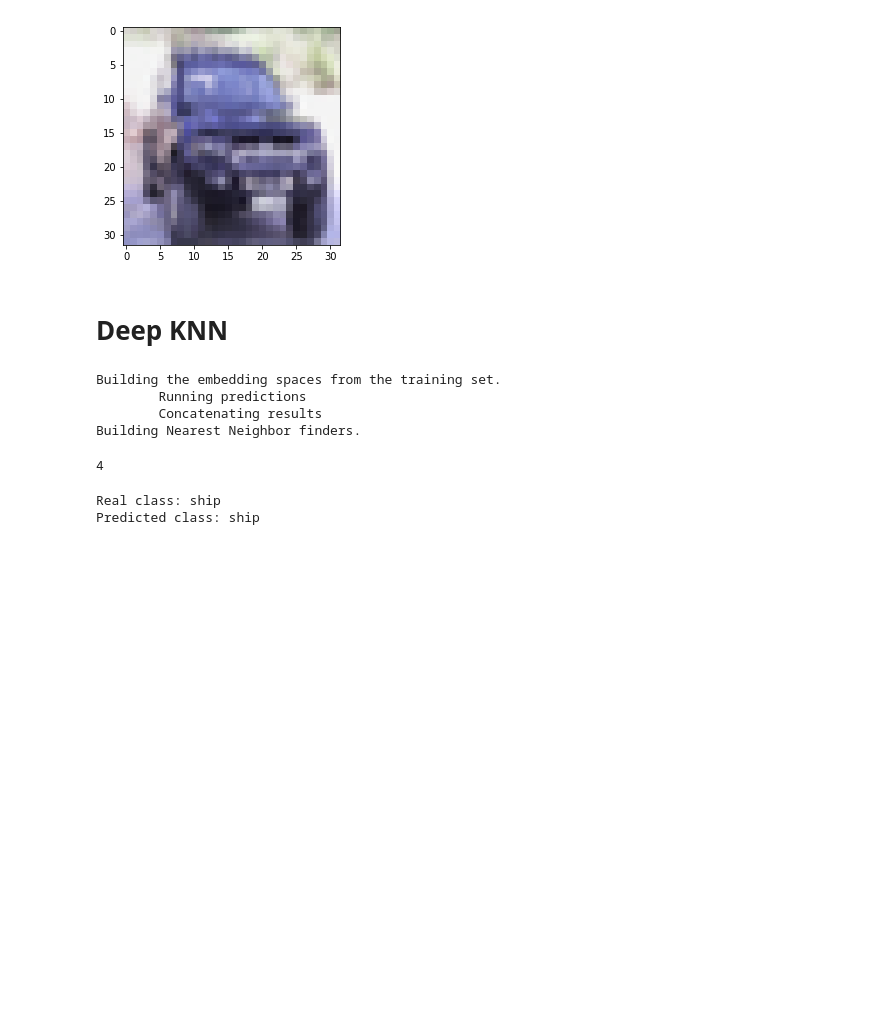
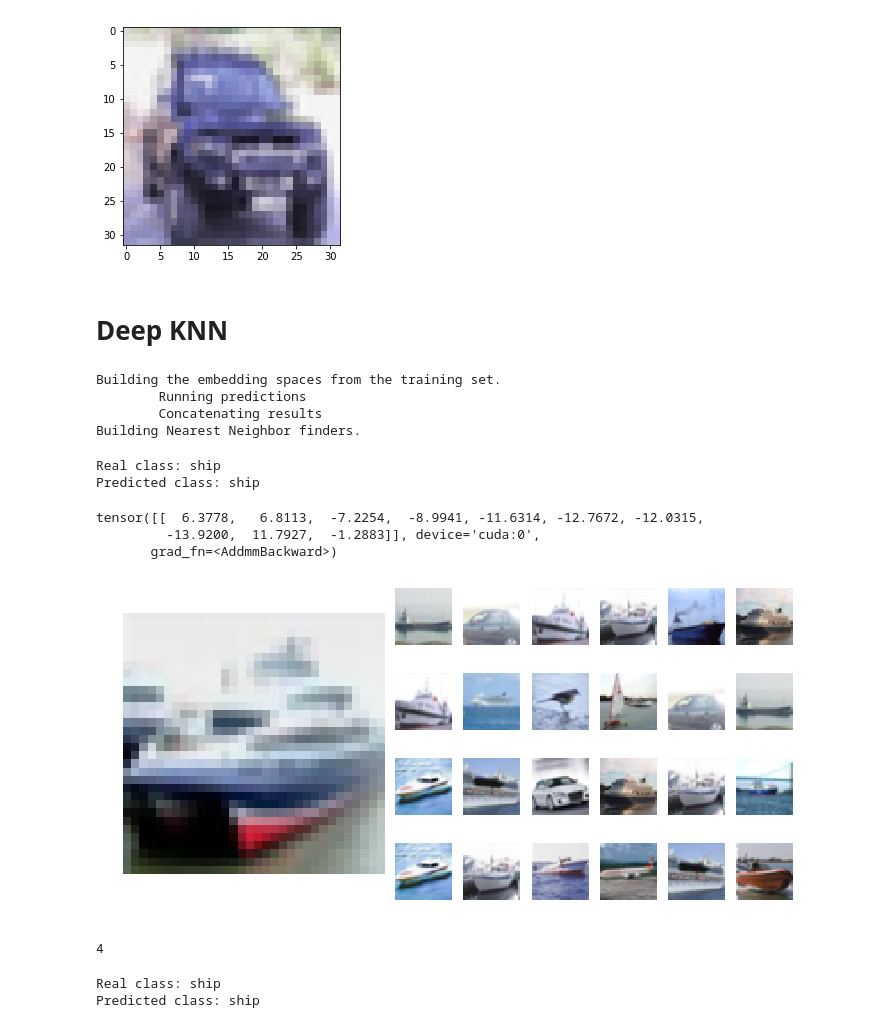
Before and after one commit to rodgzilla/machine_learning_deep_knn, a Jupyter notebook: nbs/CIFAR-10 deep-knn.ipynb, the cells around one changed output. Cells and saved outputs as stored; diff of their text form; code cells hidden in the pictures; blank space fills up the shorter version.

Commit message:
Variable number of neighbors in plt.gridspec.

```diff
--- a/nbs/CIFAR-10 deep-knn.ipynb
+++ b/nbs/CIFAR-10 deep-knn.ipynb
@@ -300,17 +300,17 @@ class DeepKNN():
     def predict_interpretation(self, X, y = None):
         img_data = lambda img: reverse_normalize(img.to(device).squeeze().permute(1,2,0)).data.cpu().numpy().clip(0, 1)
         plt.figure(figsize = (12, 6))
-        gs       = gridspec.GridSpec(4, 8)
-        ax_big   = plt.subplot(gs[:, :-4])
-        ax_grid  = [[plt.subplot(gs[i, j]) for j in range(4, 8)] for i in range(4)]
+        gs       = gridspec.GridSpec(4, 4 + self.n_neighbors)
+        ax_big   = plt.subplot(gs[:, :4])
+        ax_grid  = [[plt.subplot(gs[i, j]) for j in range(4, 4 + self.n_neighbors)] for i in range(4)]
         ax_big.imshow(img_data(X))
         ax_big.axis('off')
         neighbors_by_layer, y_pred = self._get_closest_points(X)
-        for i, closest_layer in enumerate(neighbors_by_layer):
-            for j, train_ex_id in enumerate(closest_layer):
+        for ax_line, closest_layer in zip(ax_grid, neighbors_by_layer):
+            for ax_cell, train_ex_id in zip(ax_line, closest_layer):
                 img = self.train_dataset[train_ex_id][0]
-                ax_grid[i][j].imshow(img_data(img))
-                ax_grid[i][j].axis('off')
+                ax_cell.imshow(img_data(img))
+                ax_cell.axis('off')
 
         if y is not None:
             print(f'Real class: {cifar_cats[y]}')
@@ -324,7 +324,7 @@ deep_knn = DeepKNN(
     train_dataset = train_dataset,
     calib_dataset = calib_dataset,
     batch_size    = batch_size,
-    n_neighbors   = 4,
+    n_neighbors   = 6,
     n_embs        = 4
 )
 # %% [output]
@@ -332,6 +332,15 @@ Building the embedding spaces from the training set.
         Running predictions
         Concatenating results
 Building Nearest Neighbor finders.
+# %%
+deep_knn.predict_interpretation(*test_dataset[1])
+# %% [output]
+Real class: ship
+Predicted class: ship
+tensor([[  6.3778,   6.8113,  -7.2254,  -8.9941, -11.6314, -12.7672, -12.0315,
+         -13.9200,  11.7927,  -1.2883]], device='cuda:0',
+       grad_fn=<AddmmBackward>)
+[figure, added]
 # %%
 deep_knn._alpha(*test_dataset[1])
 # %% [output]
```
Also changed, not shown: parts of 8 cells of this notebook.
